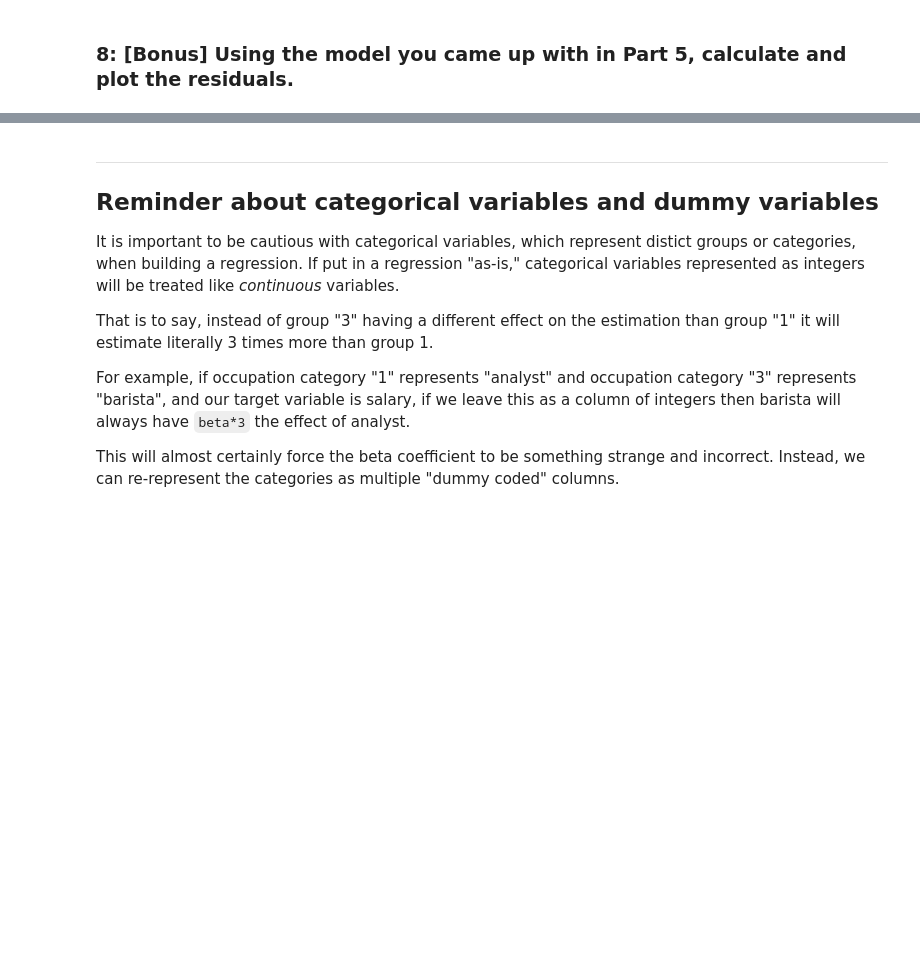
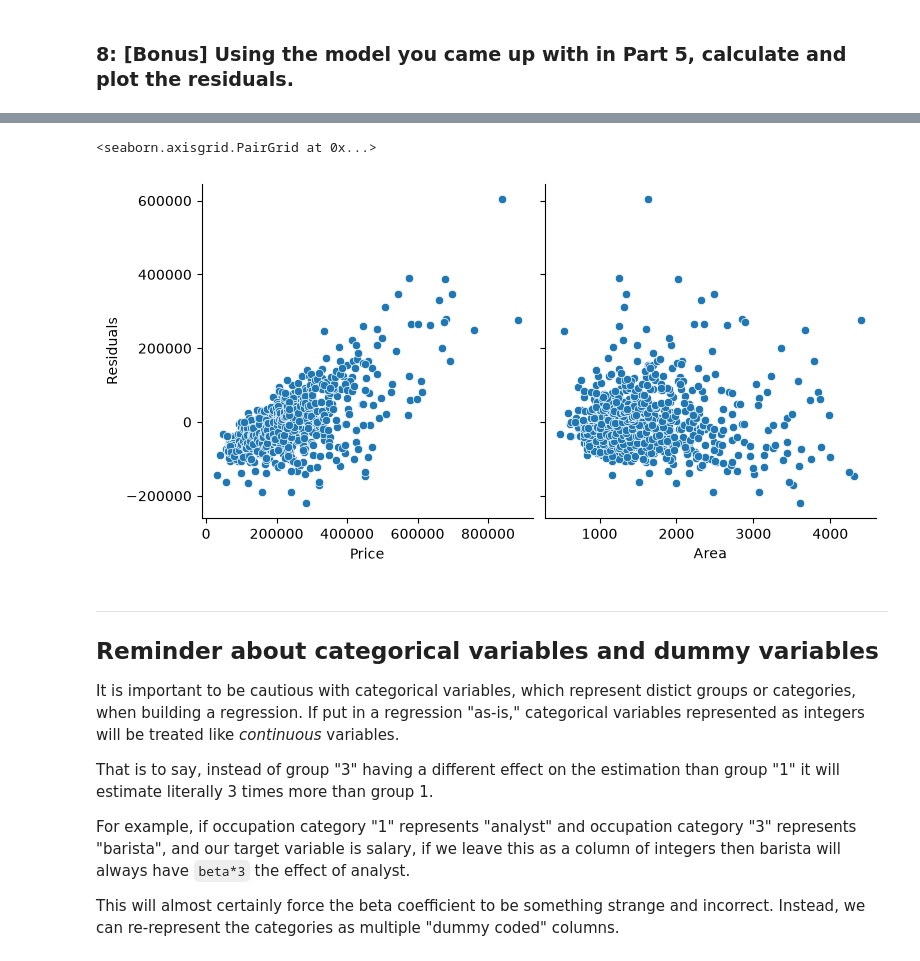
Before and after one commit to CharleyHananiaGA/DSB-Unit-03, a Jupyter notebook: labs/01 - Regression-Sacramento/lab-regression-sacramento-JUAN-OROZCOVICH.ipynb, the cells around one changed output, grey strips where cells are left out. Cells and saved outputs as stored; diff of their text form; code cells hidden in the pictures; blank space fills up the shorter version.

```diff
--- a/labs/01 - Regression-Sacramento/lab-regression-sacramento-JUAN-OROZCOVICH.ipynb
+++ b/labs/01 - Regression-Sacramento/lab-regression-sacramento-JUAN-OROZCOVICH.ipynb
@@ -702,3 +747,12 @@ display(f"The budget for my dream house is ${my_budget[0].round(2)} ")
+# %%
+# I would like to see the residuals per price and per area of the properties
+
+residuals_df = pd.DataFrame({'Price': y_real, 'Area': X['sq__ft'], 'Residuals': residuals})
+
+sns.pairplot(residuals_df, x_vars=['Price', 'Area'], y_vars=['Residuals'], height=4, aspect=1, kind='scatter')
+# %% [output]
+<seaborn.axisgrid.PairGrid at 0x...>
+[figure, added]
 # %% [markdown]
 ---
 
```
Also changed, not shown: parts of 19 cells of this notebook.
